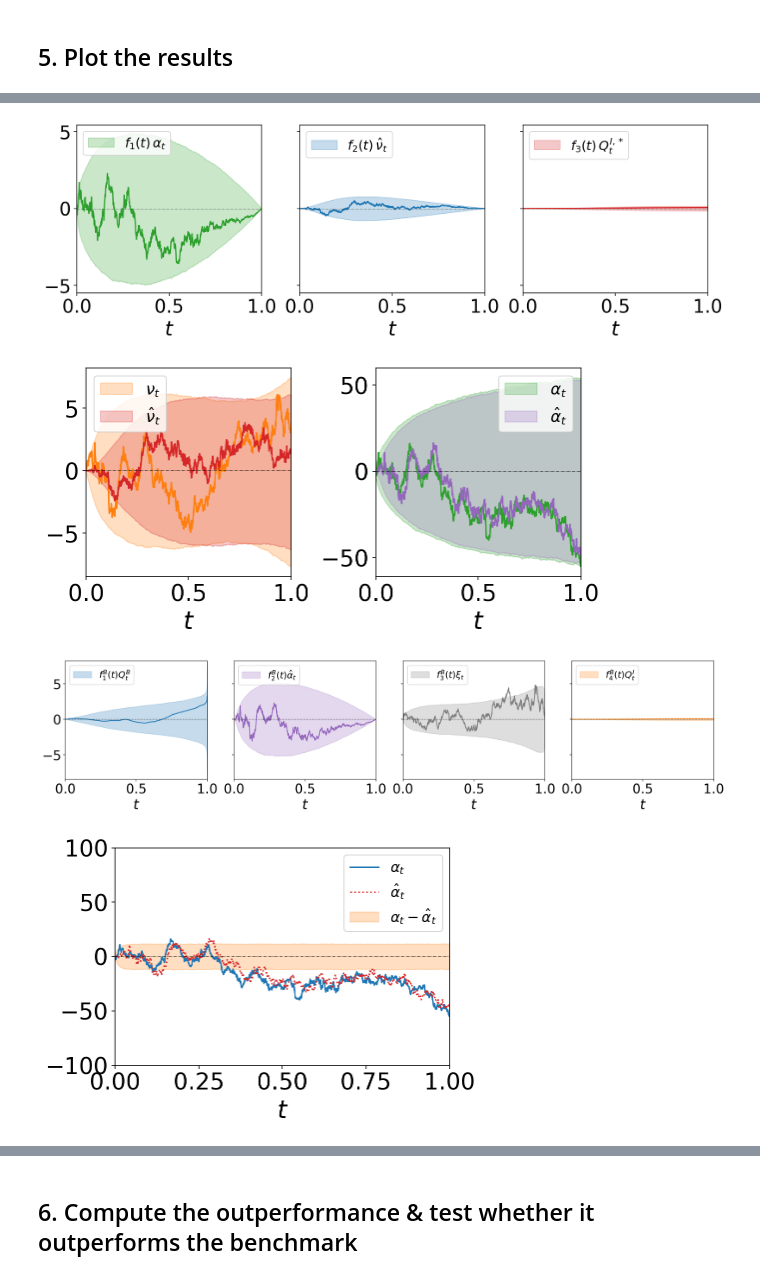
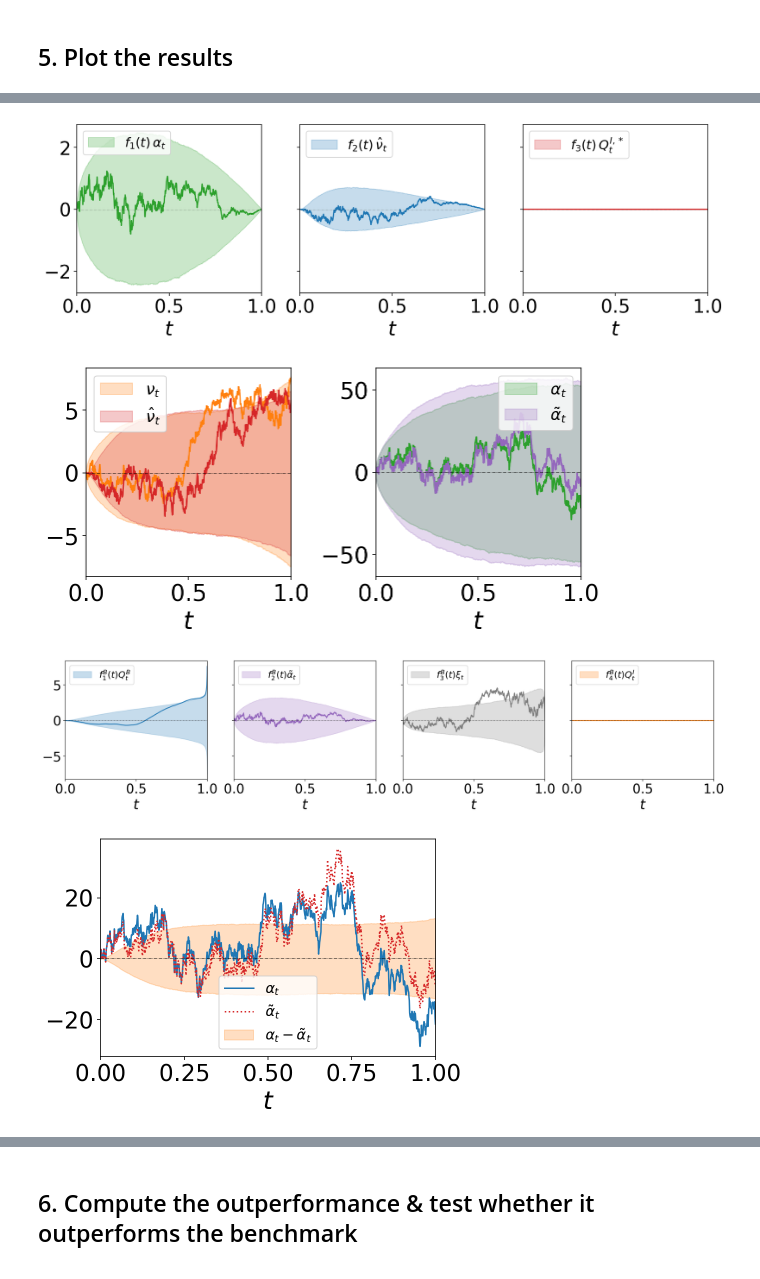
Before and after one commit to muhammadalifaqsha/broker_informed_noise_filtering_game, a Jupyter notebook: Notebook (high signal-to-noise ratio).ipynb, the cells around one changed output, grey strips where cells are left out. Drawn from its saved outputs; the diff is of its cells as text; code cells hidden in the pictures.

```diff
--- a/Notebook (high signal-to-noise ratio).ipynb
+++ b/Notebook (high signal-to-noise ratio).ipynb
@@ -32,7 +32,7 @@ pylab.rcParams.update(params)
 # available strategies are "our model", "alternative filter", "naive filter"
 # mispecify parameter represents whether the broker mispecifies the informed trader's inventory or not
 
-strategy_type = "our model"
+strategy_type = "naive filter"
 mispecify = False
 file_name = f'{strategy_type}'
 if mispecify:
@@ -48,22 +48,22 @@ alpha_est_name = {"our model": r'$\hat{\alpha}_t$',
 
 scale_ivp = 100000
 
-params_env = {'b': 1, 'alpha0': 0, 'kappa_alpha': 1, 'sigma_alpha': 50.,
+params_env = {'b': 2, 'alpha0': 0, 'kappa_alpha': 1, 'sigma_alpha': 50.,
               'S0': 100., 'sigma_s': 1, 'corr': 0., 'T': 1., 'Nt': 1_000}
 
 env = utils.environment(**params_env)
 
-params_inf = {'env': env, 'Q0' : 0., 'k' : 2, 'beta0' : 1e-01, 'beta1' : 1e-03, 'rho0' : 1e-03, 'rho1' : 1e-05,
-                  'sigma_B' : 7., 'mu_B' : 0., 'theta_B' : .2, 'sigma_0' : 0}
+params_inf = {'env': env, 'Q0' : 0., 'k' : 4, 'beta0' : 1e-2, 'beta1' : 1e-4, 'rho0' : 5e-2, 'rho1' : 1e-5,
+                  'sigma_B' : 7., 'mu_B' : 0., 'theta_B' : 0.2, 'sigma_0' : 0}
 
 inf_trader =  utils.informed(**params_inf)
 
-params_uninf = {'kappa' : 5., 'nu0' : 0., 'sigma' : 10., 'k' : 2}
+params_uninf = {'kappa' : 5., 'nu0' : 0., 'sigma' : 10., 'k' : 4}
 
 uninf_trader = utils.uninformed(**params_uninf)
 
 params_broker = {'env': env, 'inf': inf_trader, 'uninf': uninf_trader,
-                 'Q0': 0, 'k': 2.1, 'beta0': 1000, 'beta1': 10, 'rho0': 10, 'rho1': 1e-01,
+                 'Q0': 0, 'k': 4.2, 'beta0': 1000, 'beta1': 10, 'rho0': 10, 'rho1': 1e-01,
                  'sigma_B': inf_trader.sigma_B, 'mu_B': inf_trader.mu_B, 'theta_B': inf_trader.theta_B,
                  'sigma_0': 0, 'scale_ivp' : scale_ivp}
 
@@ -267,7 +267,7 @@ plt.tight_layout()
 plt.savefig(f'figures/nuI coef {file_name}.pdf',format='pdf',bbox_inches='tight')
 plt.show()
 # %% [output]
-[figure, old version]
+[figure, new version]
 # %%
 t = env.timesteps
 sim = 1
@@ -309,7 +309,7 @@ plt.tight_layout()
 plt.savefig(f'figures/filtering {file_name}.pdf',format='pdf',bbox_inches='tight')
 plt.show()
 # %% [output]
-[figure, old version]
+[figure, new version]
 # %%
 state_B = {1:(model.Q_B, r'$f_1^B(t)$', r'$Q_t^B$', 'tab:blue'),
            2:(model.alpha_hat, r'$f_2^B(t)$', alpha_est_name[strategy_type], 'tab:purple'),
@@ -348,28 +348,28 @@ plt.tight_layout()
 plt.savefig(f'figures/nuB coef {file_name}.pdf',format='pdf',bbox_inches='tight')
 plt.show()
 # %% [output]
-[figure, old version]
+[figure, new version]
 # %%
 sim_num = 1
 
 alpha_diff = model.alpha - model.alpha_hat
 qtl_alpha_diff = np.quantile(alpha_diff,[0.05,0.5,0.95], axis=1)
 
 plt.plot(env.timesteps[:], model.alpha[:, sim_num], label=r'$\alpha_t$')
 plt.plot(env.timesteps[:], model.alpha_hat[:, sim_num], label=alpha_est_name[strategy_type], color='tab:red', linestyle = ':')
 plt.fill_between(env.timesteps[:], qtl_alpha_diff[0],qtl_alpha_diff[-1],alpha=0.25, label=(r'$\alpha_t - $' + alpha_est_name[strategy_type]), color='tab:orange')
 plt.axhline(0, linestyle='-.', color = 'black', linewidth=0.5)
 plt.xlim(0,1)
 
 y_ax = 100
-plt.ylim(-y_ax,y_ax)
+#plt.ylim(-y_ax,y_ax)
 plt.xlabel(r'$t$', fontsize = font1)
 plt.tick_params(axis='both', which='major', labelsize=font2)
 plt.legend()
 plt.savefig(f'figures/alpha {file_name}.pdf',format='pdf',bbox_inches='tight')
 plt.show()
 # %% [output]
-[figure, old version]
+[figure, new version]
 # %%
 fig, ax = plt.subplots(2, 2, figsize=(12,6))
 t = env.timesteps
```
Also changed, not shown: parts of 9 cells of this notebook, 42 other files.
